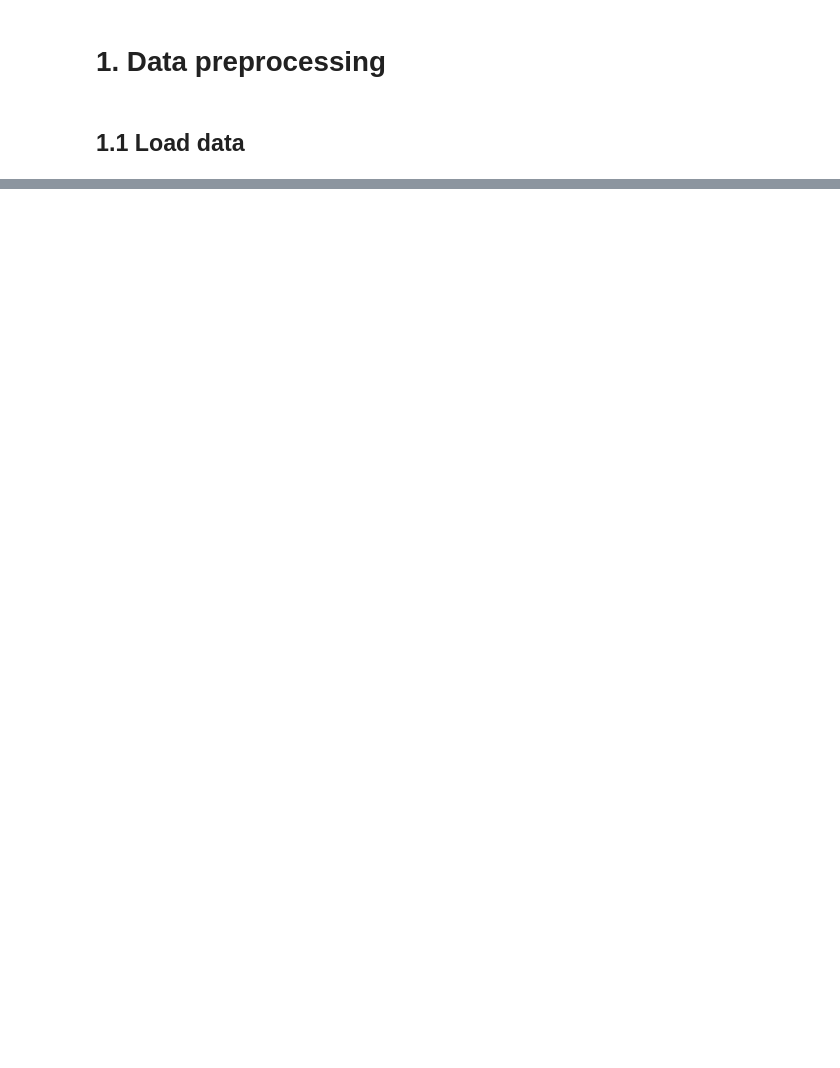
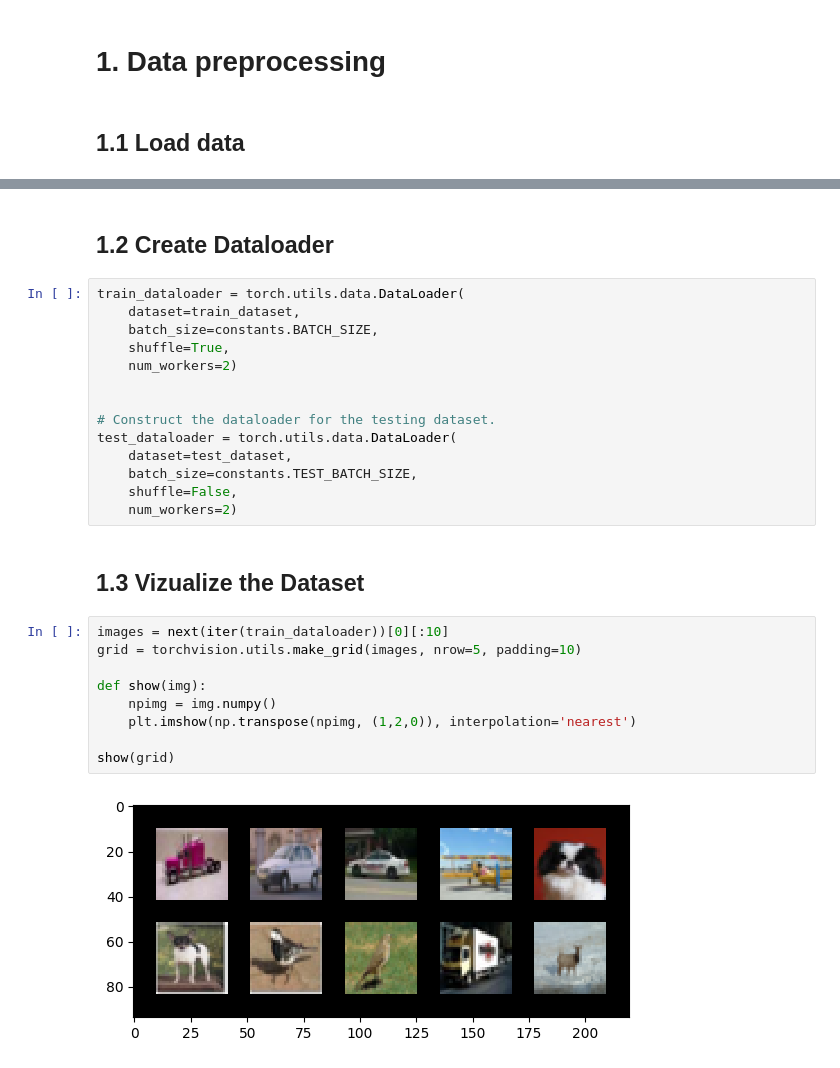
Before and after one commit to roduit/EE-411-FOIL-Project, a Jupyter notebook: source/main.ipynb, the cells around one changed output, grey strips where cells are left out. Saved outputs shown, nothing was run; the diff lists cells and outputs as text; blank space fills up the shorter version.

```diff
--- a/source/main.ipynb
+++ b/source/main.ipynb
@@ -41,3 +50,32 @@ classes = ('plane', 'car', 'bird', 'cat',
 # %% [output]
 Files already downloaded and verified
 Files already downloaded and verified
+# %% [markdown]
+## 1.2 Create Dataloader
+# %%
+train_dataloader = torch.utils.data.DataLoader(
+    dataset=train_dataset,
+    batch_size=constants.BATCH_SIZE,
+    shuffle=True,
+    num_workers=2)
+
+
+# Construct the dataloader for the testing dataset.
+test_dataloader = torch.utils.data.DataLoader(
+    dataset=test_dataset,
+    batch_size=constants.TEST_BATCH_SIZE,
+    shuffle=False,
+    num_workers=2)
+# %% [markdown]
+## 1.3 Vizualize the Dataset
+# %%
+images = next(iter(train_dataloader))[0][:10]
+grid = torchvision.utils.make_grid(images, nrow=5, padding=10)
+
+def show(img):
+    npimg = img.numpy()
+    plt.imshow(np.transpose(npimg, (1,2,0)), interpolation='nearest')
+
+show(grid)
+# %% [output]
+[figure, added]
```
Also changed, not shown: parts of 4 cells of this notebook, 1 other file.
